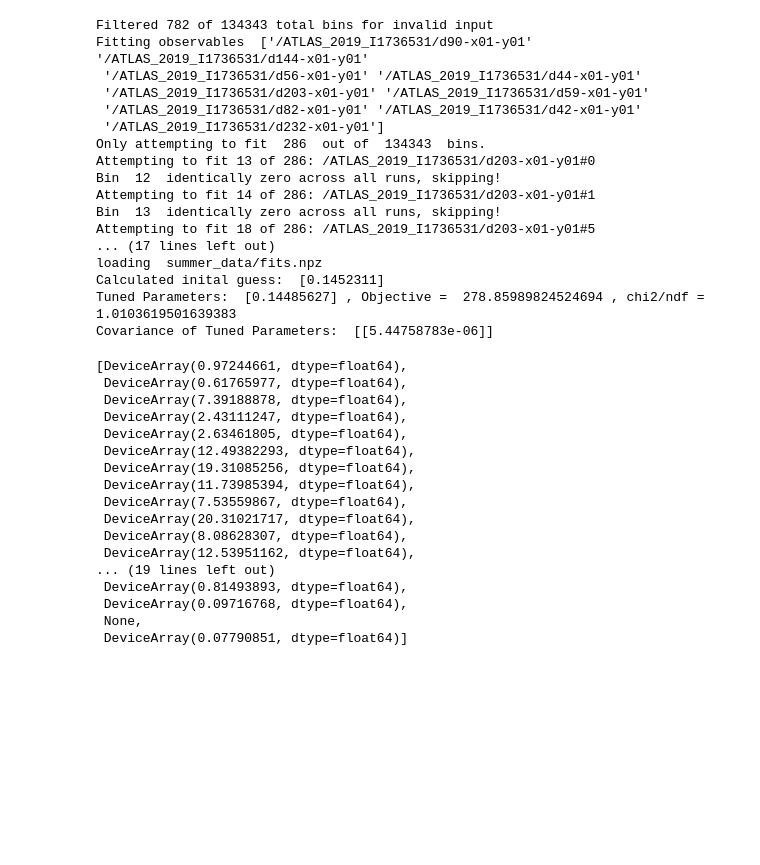
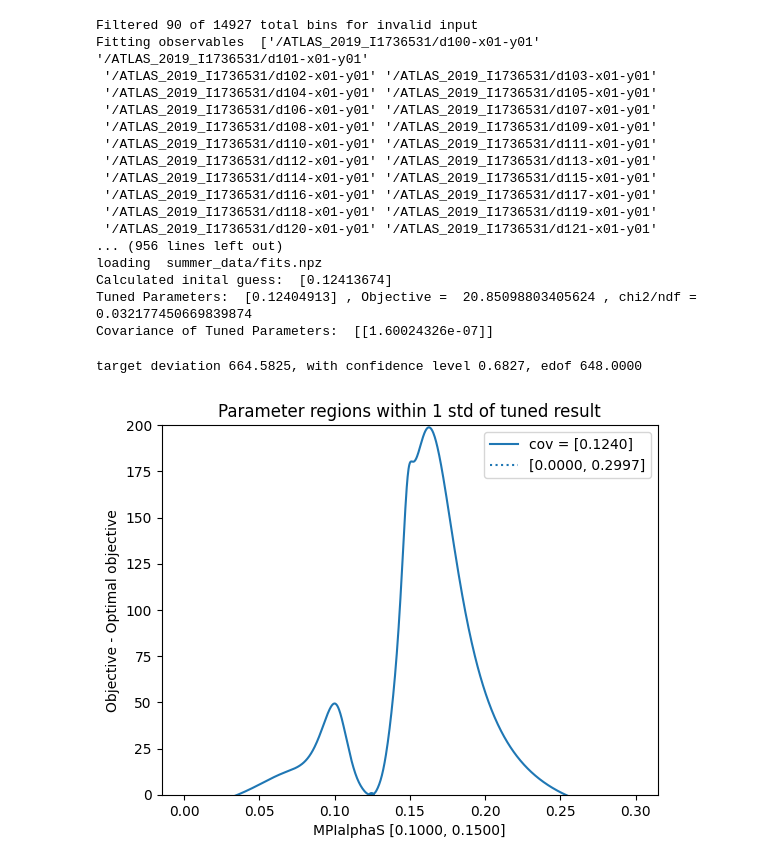
Before and after one commit to Jeffae-Schroff/apprentice-jax, a Jupyter notebook: demo.ipynb, the cells around one changed output. Drawn from its saved outputs; the diff is of its cells as text; code cells hidden in the pictures; blank space fills up the shorter version.

```diff
--- a/demo.ipynb
+++ b/demo.ipynb
@@ -3,54 +3,46 @@ from modules.polyfit import Polyfit
 from modules.paramtune import Paramtune
 import numpy as np
 
-select_obs = np.array(['/ATLAS_2019_I1736531/d90-x01-y01', '/ATLAS_2019_I1736531/d144-x01-y01', '/ATLAS_2019_I1736531/d56-x01-y01',
-                       '/ATLAS_2019_I1736531/d44-x01-y01', '/ATLAS_2019_I1736531/d203-x01-y01', '/ATLAS_2019_I1736531/d59-x01-y01',
-                       '/ATLAS_2019_I1736531/d82-x01-y01', '/ATLAS_2019_I1736531/d42-x01-y01', '/ATLAS_2019_I1736531/d232-x01-y01'])
+b = '/ATLAS_2019_I1736531/d'
+e = '-x01-y01'
+select_obs = np.array([])
+for i in np.arange(100, 150, 1):
+    if i < 10:
+        num_str = '0'+str(i)
+    else:
+        num_str = str(i)
+    select_obs = np.append(select_obs, b+num_str+e)
+
 #bin_num = np.array([2, 2, 2, 2])
 obs_weights = np.array([0.78])
 
 #fitobs = np.array([1, 2, 3])
 
-summer_fits = Polyfit('summer_data/fits.npz', input_h5='summer_data/inputdata.h5', order=3, covariance = True, cpu = True, reg_mode = "ridge_w", reg_param = 0.01,
+summer_fits = Polyfit('summer_data/fits.npz', input_h5='test/output4.h5', order=3, covariance = True, cpu = True, reg_mode = "lasso_w", reg_param = 0.01,
                       select_obs = select_obs)
 
 summer_tune_more_cov = Paramtune('summer_data/fits.npz', 'summer_data/HEPData-ins1736531-v1-csv.h5', covariance = True)
 # %% [output]
-Filtered 782 of 134343 total bins for invalid input
-Fitting observables  ['/ATLAS_2019_I1736531/d90-x01-y01' '/ATLAS_2019_I1736531/d144-x01-y01'
- '/ATLAS_2019_I1736531/d56-x01-y01' '/ATLAS_2019_I1736531/d44-x01-y01'
- '/ATLAS_2019_I1736531/d203-x01-y01' '/ATLAS_2019_I1736531/d59-x01-y01'
- '/ATLAS_2019_I1736531/d82-x01-y01' '/ATLAS_2019_I1736531/d42-x01-y01'
- '/ATLAS_2019_I1736531/d232-x01-y01']
-Only attempting to fit  286  out of  134343  bins.
-Attempting to fit 13 of 286: /ATLAS_2019_I1736531/d203-x01-y01#0
-Bin  12  identically zero across all runs, skipping!
-Attempting to fit 14 of 286: /ATLAS_2019_I1736531/d203-x01-y01#1
-Bin  13  identically zero across all runs, skipping!
-Attempting to fit 18 of 286: /ATLAS_2019_I1736531/d203-x01-y01#5
-... (17 lines left out)
+Filtered 90 of 14927 total bins for invalid input
+Fitting observables  ['/ATLAS_2019_I1736531/d100-x01-y01' '/ATLAS_2019_I1736531/d101-x01-y01'
+ '/ATLAS_2019_I1736531/d102-x01-y01' '/ATLAS_2019_I1736531/d103-x01-y01'
+ '/ATLAS_2019_I1736531/d104-x01-y01' '/ATLAS_2019_I1736531/d105-x01-y01'
+ '/ATLAS_2019_I1736531/d106-x01-y01' '/ATLAS_2019_I1736531/d107-x01-y01'
+ '/ATLAS_2019_I1736531/d108-x01-y01' '/ATLAS_2019_I1736531/d109-x01-y01'
+ '/ATLAS_2019_I1736531/d110-x01-y01' '/ATLAS_2019_I1736531/d111-x01-y01'
+ '/ATLAS_2019_I1736531/d112-x01-y01' '/ATLAS_2019_I1736531/d113-x01-y01'
+ '/ATLAS_2019_I1736531/d114-x01-y01' '/ATLAS_2019_I1736531/d115-x01-y01'
+ '/ATLAS_2019_I1736531/d116-x01-y01' '/ATLAS_2019_I1736531/d117-x01-y01'
+ '/ATLAS_2019_I1736531/d118-x01-y01' '/ATLAS_2019_I1736531/d119-x01-y01'
+ '/ATLAS_2019_I1736531/d120-x01-y01' '/ATLAS_2019_I1736531/d121-x01-y01'
+... (956 lines left out)
 loading  summer_data/fits.npz
-Calculated inital guess:  [0.1452311]
-Tuned Parameters:  [0.14485627] , Objective =  278.85989824524694 , chi2/ndf =  1.0103619501639383
-Covariance of Tuned Parameters:  [[5.44758783e-06]]
+Calculated inital guess:  [0.12413674]
+Tuned Parameters:  [0.12404913] , Objective =  20.85098803405624 , chi2/ndf =  0.032177450669839874
+Covariance of Tuned Parameters:  [[1.60024326e-07]]
-# %%
-summer_fits.res
-# %% [output]
-[DeviceArray(0.97244661, dtype=float64),
- DeviceArray(0.61765977, dtype=float64),
- DeviceArray(7.39188878, dtype=float64),
- DeviceArray(2.43111247, dtype=float64),
- DeviceArray(2.63461805, dtype=float64),
- DeviceArray(12.49382293, dtype=float64),
- DeviceArray(19.31085256, dtype=float64),
- DeviceArray(11.73985394, dtype=float64),
- DeviceArray(7.53559867, dtype=float64),
- DeviceArray(20.31021717, dtype=float64),
- DeviceArray(8.08628307, dtype=float64),
- DeviceArray(12.53951162, dtype=float64),
-... (19 lines left out)
- DeviceArray(0.81493893, dtype=float64),
- DeviceArray(0.09716768, dtype=float64),
- None,
- DeviceArray(0.07790851, dtype=float64)]
+# %%
+summer_tune_more_cov.graph_objective(graph_range = np.array([0, 0.3]))
+# %% [output]
+target deviation 664.5825, with confidence level 0.6827, edof 648.0000
+[figure, added]
 # %%
```
Also changed, not shown: parts of 2 cells of this notebook, 12 other files.
